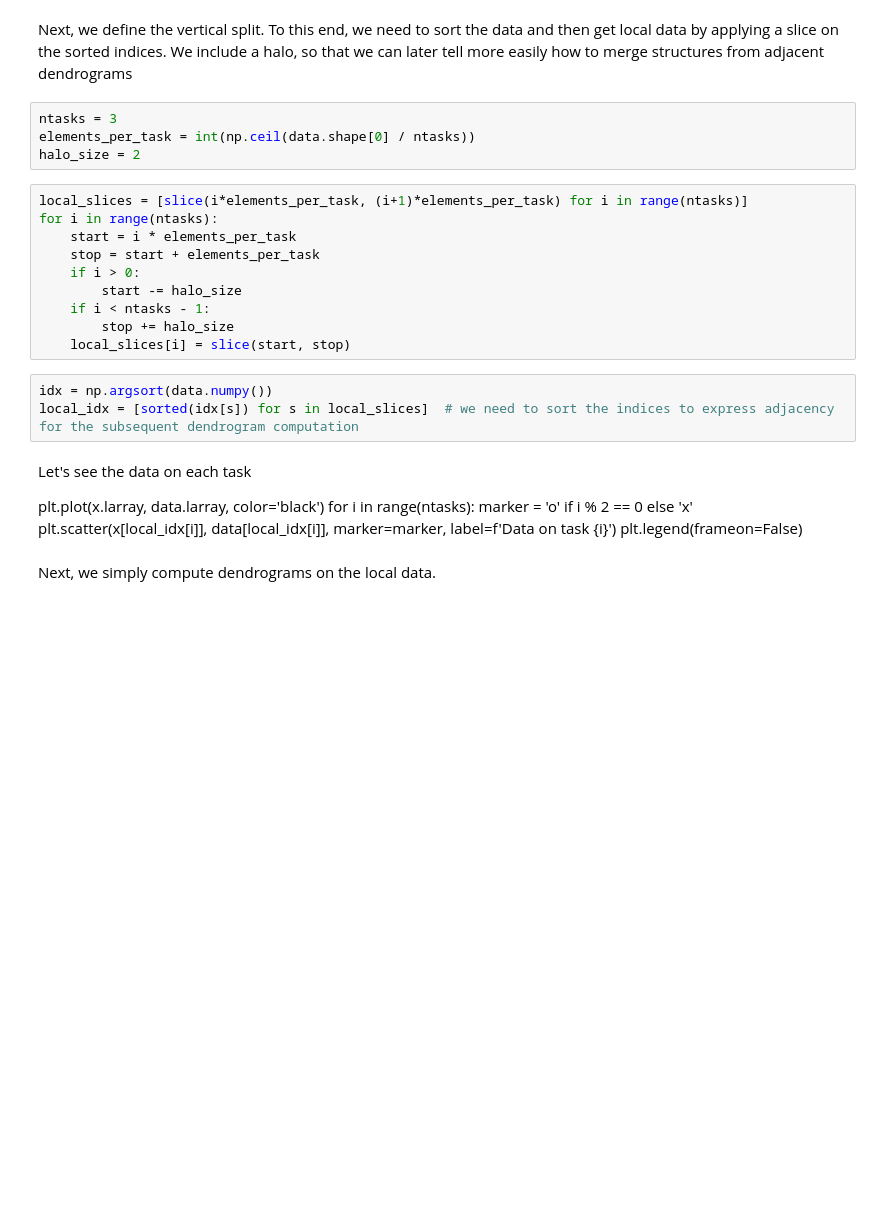
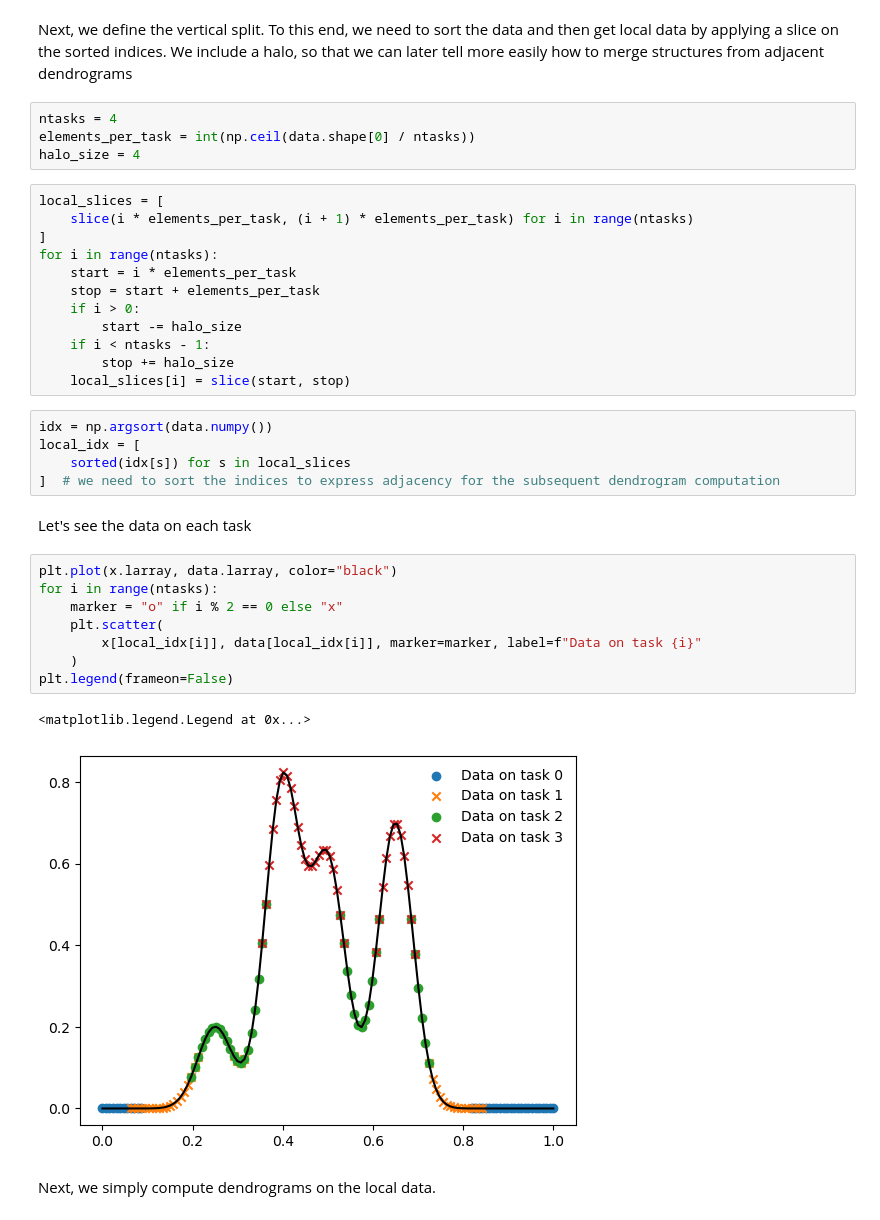
Before and after one commit to brownbaerchen/dendrogram, a Jupyter notebook: notebooks/vertically_distributed_dendrograms.ipynb, the cells around one changed output. Saved outputs shown, nothing was run; the diff lists cells and outputs as text; blank space fills up the shorter version.

```diff
--- a/notebooks/vertically_distributed_dendrograms.ipynb
+++ b/notebooks/vertically_distributed_dendrograms.ipynb
@@ -22,11 +22,13 @@ Next, we define the vertical split.
 To this end, we need to sort the data and then get local data by applying a slice on the sorted indices.
 We include a halo, so that we can later tell more easily how to merge structures from adjacent dendrograms
 # %%
-ntasks = 3
+ntasks = 4
 elements_per_task = int(np.ceil(data.shape[0] / ntasks))
-halo_size = 2
+halo_size = 4
 # %%
-local_slices = [slice(i*elements_per_task, (i+1)*elements_per_task) for i in range(ntasks)]
+local_slices = [
+    slice(i * elements_per_task, (i + 1) * elements_per_task) for i in range(ntasks)
+]
 for i in range(ntasks):
     start = i * elements_per_task
     stop = start + elements_per_task
@@ -37,15 +39,22 @@ for i in range(ntasks):
     local_slices[i] = slice(start, stop)
 # %%
 idx = np.argsort(data.numpy())
-local_idx = [sorted(idx[s]) for s in local_slices]  # we need to sort the indices to express adjacency for the subsequent dendrogram computation
+local_idx = [
+    sorted(idx[s]) for s in local_slices
+]  # we need to sort the indices to express adjacency for the subsequent dendrogram computation
-# %% [markdown]
-Let's see the data on each task
-
-plt.plot(x.larray, data.larray, color='black')
-for i in range(ntasks):
-    marker = 'o' if i % 2 == 0 else 'x'
-    plt.scatter(x[local_idx[i]], data[local_idx[i]], marker=marker, label=f'Data on task {i}')
-plt.legend(frameon=False)
+# %% [markdown]
+Let's see the data on each task
+# %%
+plt.plot(x.larray, data.larray, color="black")
+for i in range(ntasks):
+    marker = "o" if i % 2 == 0 else "x"
+    plt.scatter(
+        x[local_idx[i]], data[local_idx[i]], marker=marker, label=f"Data on task {i}"
+    )
+plt.legend(frameon=False)
+# %% [output]
+<matplotlib.legend.Legend at 0x...>
+[figure, added]
 # %% [markdown]
 Next, we simply compute dendrograms on the local data.
 # %%
```
Also changed, not shown: parts of 16 cells of this notebook, 1 other file.
